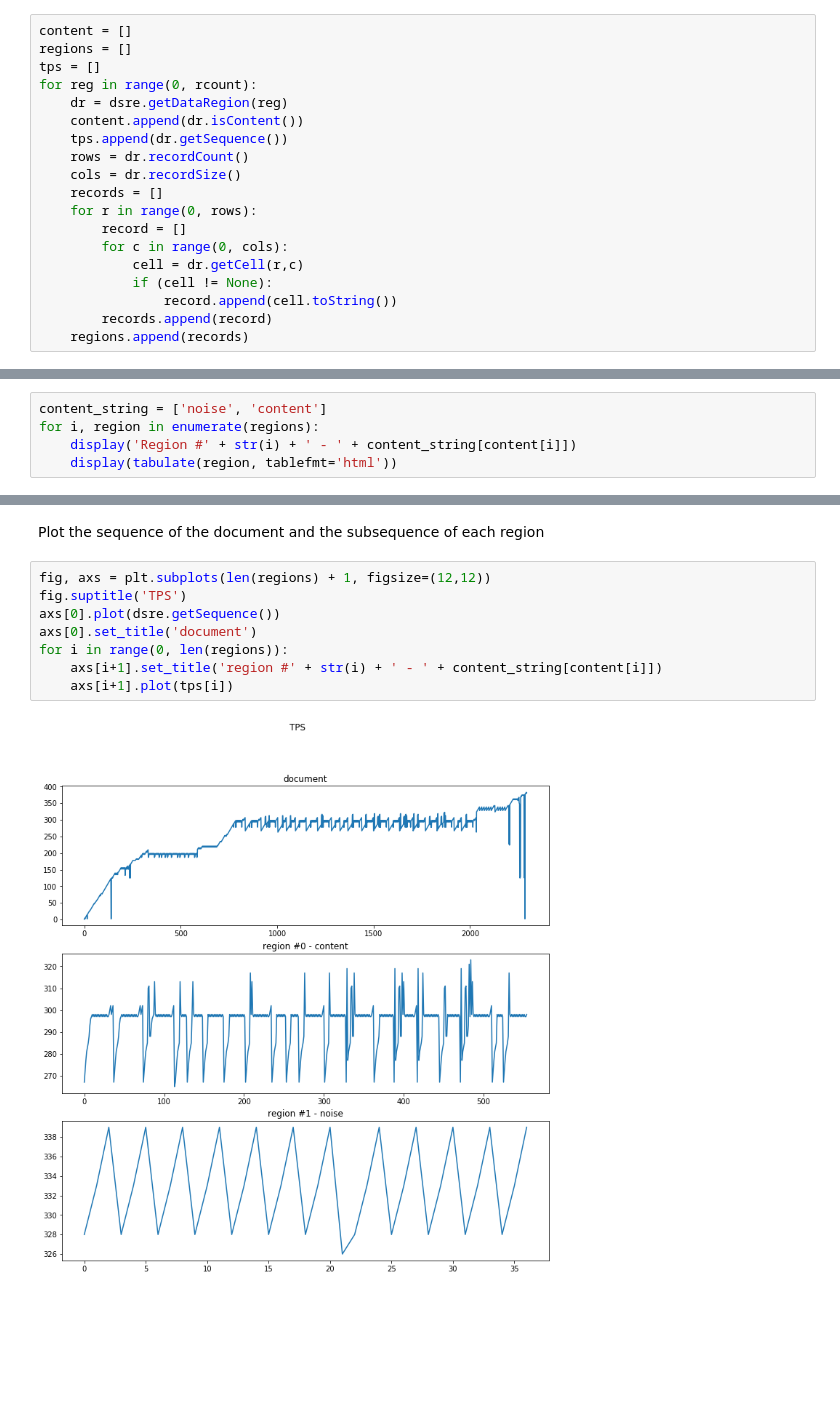
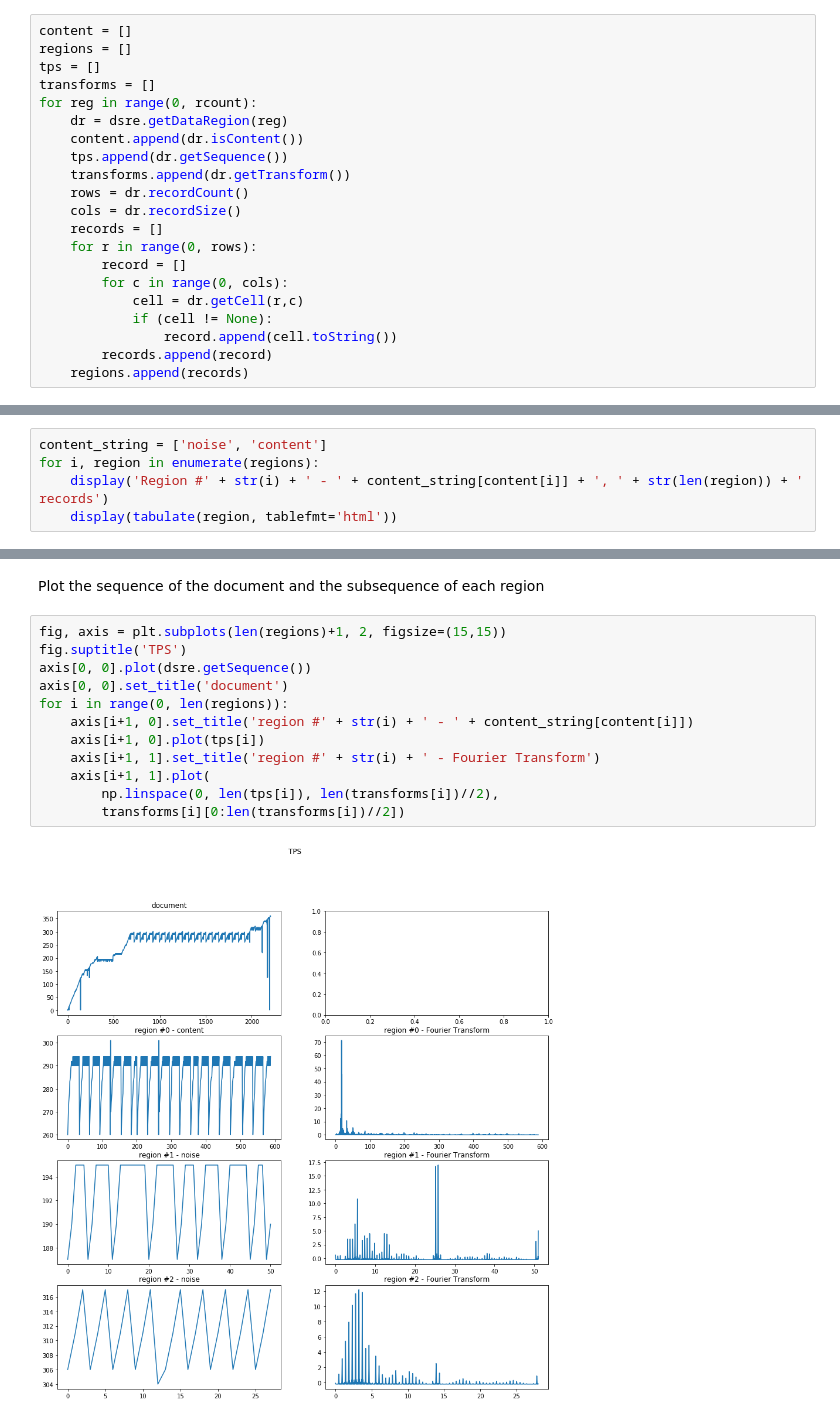
Before and after one commit to rpvelloso/webMining, a Jupyter notebook: webMining/scripts/webMining.ipynb, the cells around one changed output, grey strips where cells are left out. Saved outputs shown, nothing was run; the diff lists cells and outputs as text; blank space fills up the shorter version.

```diff
--- a/webMining/scripts/webMining.ipynb
+++ b/webMining/scripts/webMining.ipynb
@@ -39,10 +42,12 @@ Iterate over the extracted regions, building a table (a matrix with dimensions r
 content = []
 regions = []
 tps = []
+transforms = []
 for reg in range(0, rcount):
     dr = dsre.getDataRegion(reg)
     content.append(dr.isContent())
     tps.append(dr.getSequence())
+    transforms.append(dr.getTransform())
     rows = dr.recordCount()
     cols = dr.recordSize()
     records = []
@@ -59,6 +64,6 @@ Displays a table with the results of each region
 # %%
 content_string = ['noise', 'content']
 for i, region in enumerate(regions):
-    display('Region #' + str(i) + ' - ' + content_string[content[i]])
+    display('Region #' + str(i) + ' - ' + content_string[content[i]] + ', ' + str(len(region)) + ' records')
     display(tabulate(region, tablefmt='html'))
 # %% [output]
@@ -95,12 +107,16 @@ for i, region in enumerate(regions):
 # %% [markdown]
 Plot the sequence of the document and the subsequence of each region
 # %%
-fig, axs = plt.subplots(len(regions) + 1, figsize=(12,12))
+fig, axis = plt.subplots(len(regions)+1, 2, figsize=(15,15))
 fig.suptitle('TPS')
-axs[0].plot(dsre.getSequence())
-axs[0].set_title('document')
+axis[0, 0].plot(dsre.getSequence())
+axis[0, 0].set_title('document')
 for i in range(0, len(regions)):
-    axs[i+1].set_title('region #' + str(i) + ' - ' + content_string[content[i]])
-    axs[i+1].plot(tps[i])
+    axis[i+1, 0].set_title('region #' + str(i) + ' - ' + content_string[content[i]])
+    axis[i+1, 0].plot(tps[i])
+    axis[i+1, 1].set_title('region #' + str(i) + ' - Fourier Transform')
+    axis[i+1, 1].plot(
+        np.linspace(0, len(tps[i]), len(transforms[i])//2),
+        transforms[i][0:len(transforms[i])//2])
 # %% [output]
-[figure, old version]
+[figure, new version]
```
Also changed, not shown: parts of 5 cells of this notebook, 2 other files.
